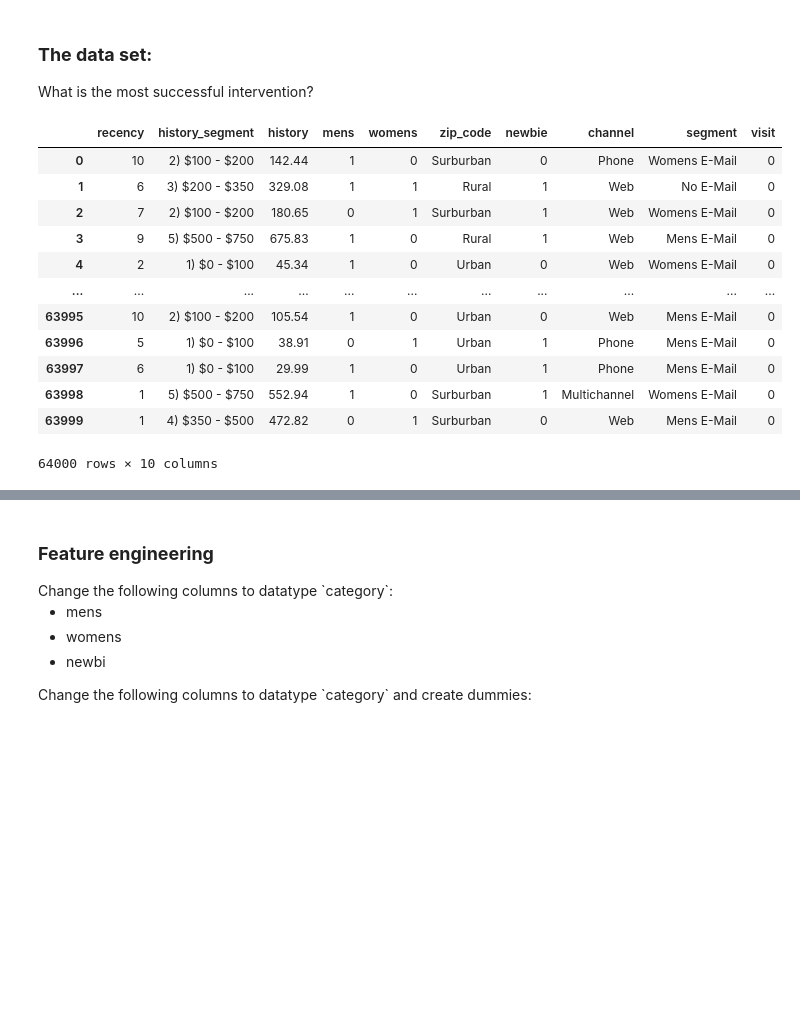
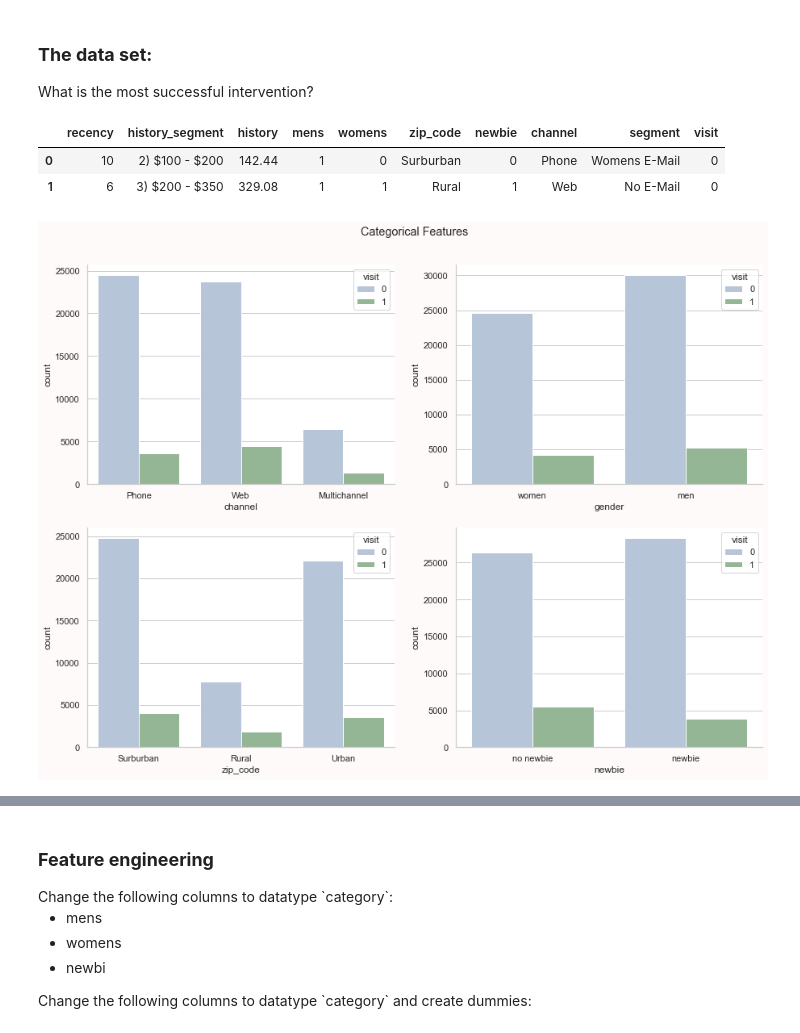
Before and after one commit to HeddaZa/Causal_ML, a Jupyter notebook: CausalML.ipynb, the cells around one changed output, grey strips where cells are left out. Drawn from its saved outputs; the diff is of its cells as text; code cells hidden in the pictures; blank space fills up the shorter version.

Commit message:
plots

```diff
--- a/CausalML.ipynb
+++ b/CausalML.ipynb
@@ -82,18 +82,12 @@ Name: segment, dtype: object
 What is the most successful intervention?
 # %%
 df_hillstrom = pd.concat([hillstrom_features,hillstrom_treatment,hillstrom_target], axis = 1)
-df_hillstrom
+df_hillstrom.head(2)
 # %% [output]
 |  | recency | history_segment | history | mens | womens | zip_code | newbie | channel | segment | visit |
 | 0 | 10 | 2) $100 - $200 | 142.44 | 1 | 0 | Surburban | 0 | Phone | Womens E-Mail | 0 |
 | 1 | 6 | 3) $200 - $350 | 329.08 | 1 | 1 | Rural | 1 | Web | No E-Mail | 0 |
-| 2 | 7 | 2) $100 - $200 | 180.65 | 0 | 1 | Surburban | 1 | Web | Womens E-Mail | 0 |
-| 3 | 9 | 5) $500 - $750 | 675.83 | 1 | 0 | Rural | 1 | Web | Mens E-Mail | 0 |
-| 4 | 2 | 1) $0 - $100 | 45.34 | 1 | 0 | Urban | 0 | Web | Womens E-Mail | 0 |
-| ... | ... | ... | ... | ... | ... | ... | ... | ... | ... | ... |
-| 63995 | 10 | 2) $100 - $200 | 105.54 | 1 | 0 | Urban | 0 | Web | Mens E-Mail | 0 |
-| 63996 | 5 | 1) $0 - $100 | 38.91 | 0 | 1 | Urban | 1 | Phone | Mens E-Mail | 0 |
-| 63997 | 6 | 1) $0 - $100 | 29.99 | 1 | 0 | Urban | 1 | Phone | Mens E-Mail | 0 |
-| 63998 | 1 | 5) $500 - $750 | 552.94 | 1 | 0 | Surburban | 1 | Multichannel | Womens E-Mail | 0 |
-| 63999 | 1 | 4) $350 - $500 | 472.82 | 0 | 1 | Surburban | 0 | Web | Mens E-Mail | 0 |
-64000 rows × 10 columns
+# %%
+plots.plot_categorical(df_hillstrom)
+# %% [output]
+[figure, added]
```
Also changed, not shown: parts of 2 cells of this notebook, 1 other file.
